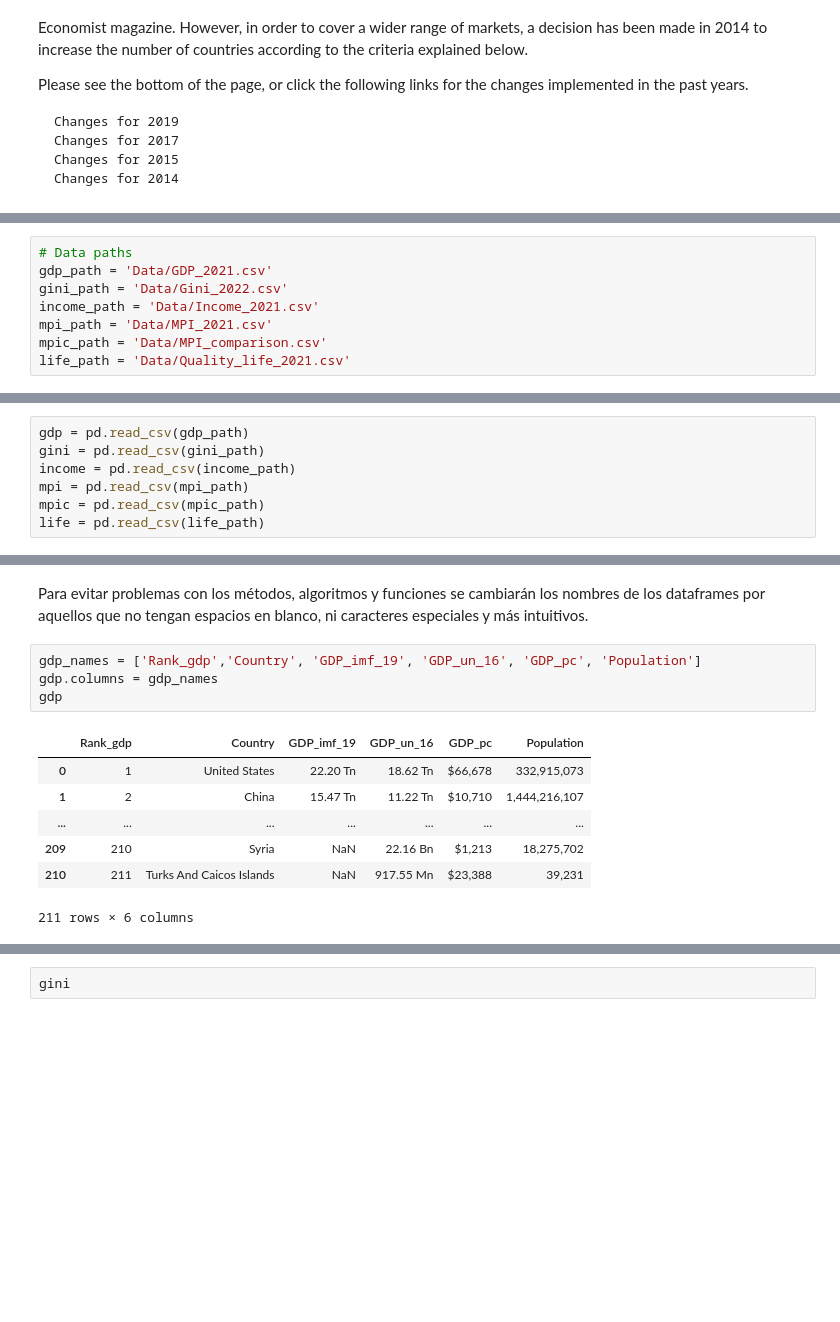
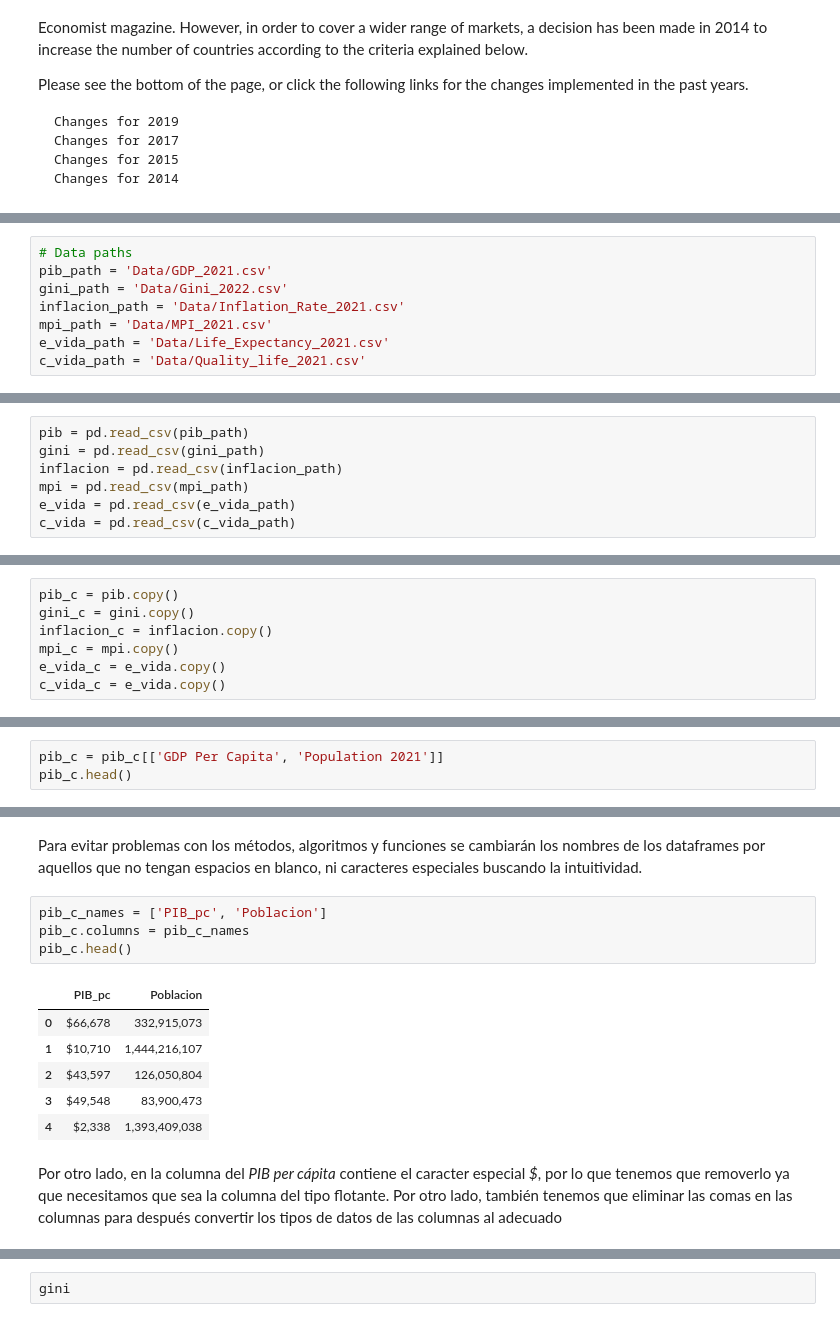
Before and after one commit to PhysTony/ICD_CIDE, a Jupyter notebook: Proyecto/Antonio_Huerta_Montellano_Proyecto.ipynb, the cells around one changed output, grey strips where cells are left out. Saved outputs shown, nothing was run; the diff lists cells and outputs as text; blank space fills up the shorter version.

Commit message:
New data uploaded

```diff
--- a/Proyecto/Antonio_Huerta_Montellano_Proyecto.ipynb
+++ b/Proyecto/Antonio_Huerta_Montellano_Proyecto.ipynb
@@ -195,8 +221,8 @@ Please see the bottom of the page, or click the following links for the changes
 # %%
 # Data paths
-gdp_path = 'Data/GDP_2021.csv'
+pib_path = 'Data/GDP_2021.csv'
 gini_path = 'Data/Gini_2022.csv'
-income_path = 'Data/Income_2021.csv'
+inflacion_path = 'Data/Inflation_Rate_2021.csv'
 mpi_path = 'Data/MPI_2021.csv'
-mpic_path = 'Data/MPI_comparison.csv'
-life_path = 'Data/Quality_life_2021.csv'
+e_vida_path = 'Data/Life_Expectancy_2021.csv'
+c_vida_path = 'Data/Quality_life_2021.csv'
@@ -203,7 +231,7 @@ life_path = 'Data/Quality_life_2021.csv'
 # %%
-gdp = pd.read_csv(gdp_path)
+pib = pd.read_csv(pib_path)
 gini = pd.read_csv(gini_path)
-income = pd.read_csv(income_path)
+inflacion = pd.read_csv(inflacion_path)
 mpi = pd.read_csv(mpi_path)
-mpic = pd.read_csv(mpic_path)
-life = pd.read_csv(life_path)
+e_vida = pd.read_csv(e_vida_path)
+c_vida = pd.read_csv(c_vida_path)
@@ -209,0 +240,7 @@ life = pd.read_csv(life_path)
+# %%
+pib_c = pib.copy()
+gini_c = gini.copy()
+inflacion_c = inflacion.copy()
+mpi_c = mpi.copy()
+e_vida_c = e_vida.copy()
+c_vida_c = e_vida.copy()
@@ -219,0 +264,3 @@ gdp
+# %%
+pib_c = pib_c[['GDP Per Capita', 'Population 2021']]
+pib_c.head()
@@ -220,14 +274,15 @@ gdp
 # %% [markdown]
-Para evitar problemas con los métodos, algoritmos y funciones se cambiarán los nombres de los dataframes por aquellos que no tengan espacios en blanco, ni caracteres especiales y más intuitivos.
+Para evitar problemas con los métodos, algoritmos y funciones se cambiarán los nombres de los dataframes por aquellos que no tengan espacios en blanco, ni caracteres especiales buscando la intuitividad.
 # %%
-gdp_names = ['Rank_gdp','Country', 'GDP_imf_19', 'GDP_un_16', 'GDP_pc', 'Population']
-gdp.columns = gdp_names
-gdp
+pib_c_names = ['PIB_pc', 'Poblacion']
+pib_c.columns = pib_c_names
+pib_c.head()
 # %% [output]
-|  | Rank_gdp | Country | GDP_imf_19 | GDP_un_16 | GDP_pc | Population |
-| 0 | 1 | United States | 22.20 Tn | 18.62 Tn | $66,678 | 332,915,073 |
-| 1 | 2 | China | 15.47 Tn | 11.22 Tn | $10,710 | 1,444,216,107 |
-| ... | ... | ... | ... | ... | ... | ... |
-| 209 | 210 | Syria | NaN | 22.16 Bn | $1,213 | 18,275,702 |
-| 210 | 211 | Turks And Caicos Islands | NaN | 917.55 Mn | $23,388 | 39,231 |
+|  | PIB_pc | Poblacion |
+| 0 | $66,678 | 332,915,073 |
+| 1 | $10,710 | 1,444,216,107 |
+| 2 | $43,597 | 126,050,804 |
+| 3 | $49,548 | 83,900,473 |
+| 4 | $2,338 | 1,393,409,038 |
-211 rows × 6 columns
+# %% [markdown]
+Por otro lado, en la columna del *PIB per cápita* contiene el caracter especial _$_, por lo que tenemos que removerlo ya que necesitamos que sea la columna del tipo flotante. Por otro lado, también tenemos que eliminar las comas en las columnas para después convertir los tipos de datos de las columnas al adecuado
```
Also changed, not shown: parts of 26 cells of this notebook, 2 other files.
